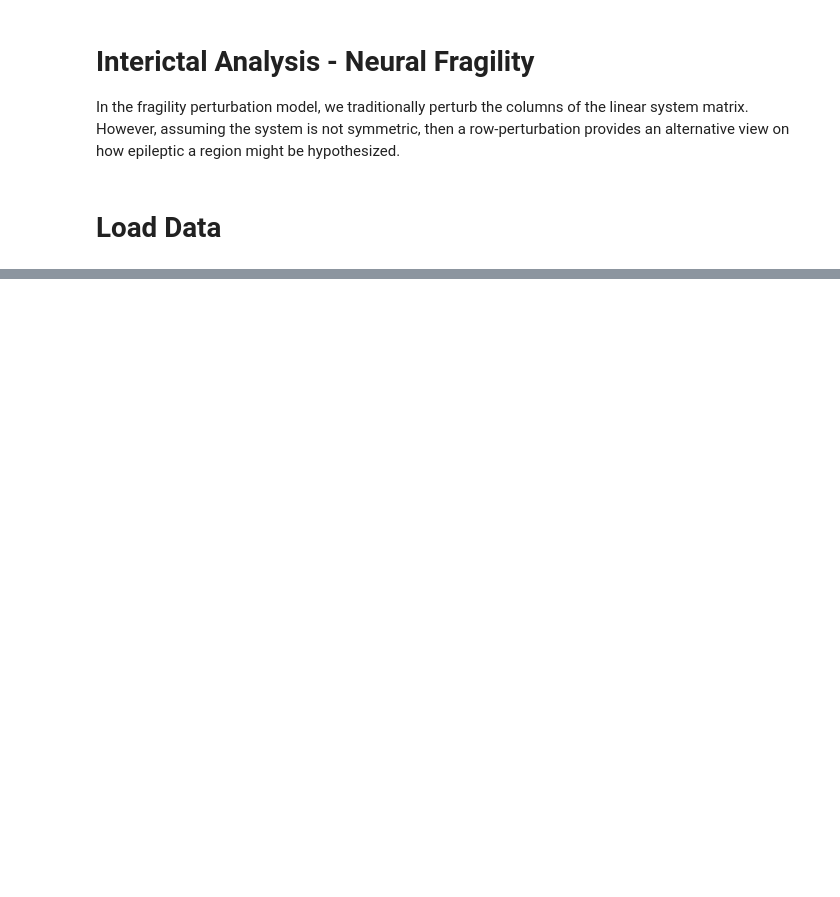
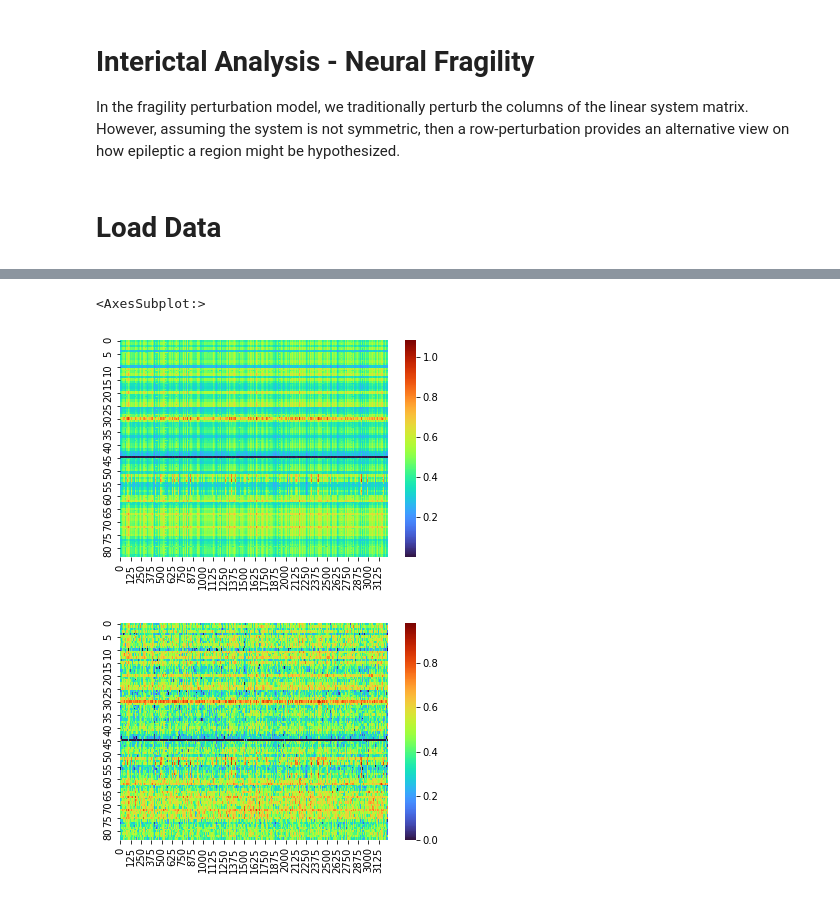
Before and after one commit to adam2392/interictal_study, a Jupyter notebook: notebooks/0.1-row_vs_column_perturbations.ipynb, the cells around one changed output, grey strips where cells are left out. Saved outputs shown, nothing was run; the diff lists cells and outputs as text; code cells hidden in the pictures; blank space fills up the shorter version.

```diff
--- a/notebooks/0.1-row_vs_column_perturbations.ipynb
+++ b/notebooks/0.1-row_vs_column_perturbations.ipynb
@@ -134,0 +218,20 @@ Loading /Users/adam2392/Dropbox/epilepsy_bids/derivatives/interictal/1000Hz/frag
+# %%
+_row_result = row_result.copy()
+_col_result = col_result.copy()
+_row_result.normalize()
+_col_result.normalize()
+row_pert_mats = _row_result.get_data()
+col_pert_mats = _col_result.get_data()
+
+heatmap = run_svd_viz(col_pert_mats, _col_result.ch_names, fname='')
+row_heatmap = run_svd_viz(row_pert_mats, _col_result.ch_names, fname='')
+
+
+sns.heatmap(heatmap, cmap='turbo')
+
+plt.figure()
+sns.heatmap(col_pert_mats, cmap='turbo')
+# %% [output]
+<AxesSubplot:>
+[figure, added]
+[figure, added]
```
Also changed, not shown: parts of 6 cells of this notebook, 18 other files.
